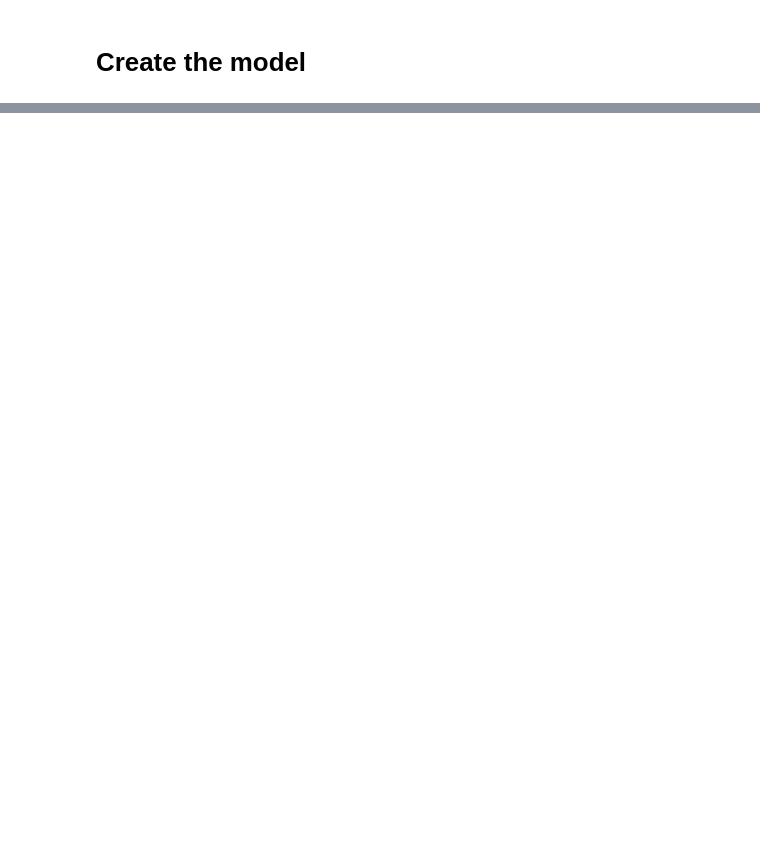
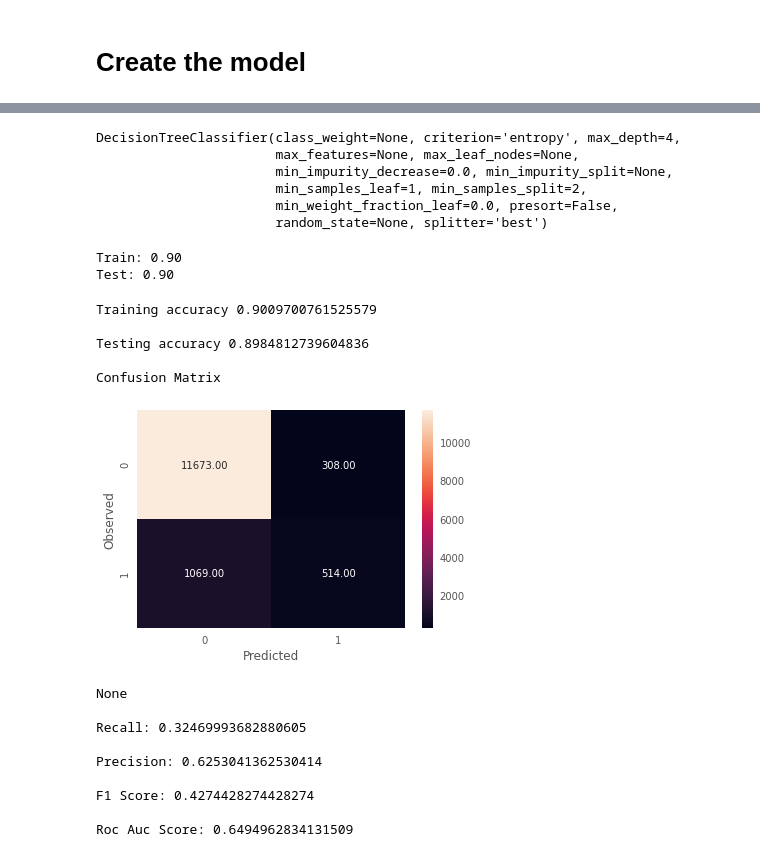
Before and after one commit to lauren-alexandra/subscription-prediction, a Jupyter notebook: Term_Deposit_Subscription_Prediction.ipynb, the cells around one changed output, grey strips where cells are left out. Saved outputs shown, nothing was run; the diff lists cells and outputs as text; code cells hidden in the pictures; blank space fills up the shorter version.

Commit message:
classifiers

```diff
--- a/Term_Deposit_Subscription_Prediction.ipynb
+++ b/Term_Deposit_Subscription_Prediction.ipynb
@@ -265,0 +260,8 @@ the best algorithm and your reason behind it. (5 marks)
+# %%
+from sklearn.metrics import confusion_matrix, recall_score, precision_score, f1_score, roc_auc_score, accuracy_score
+from sklearn.linear_model import LogisticRegression
+
+# Logistic Regression
+# fit the model on train data
+logreg = LogisticRegression(random_state=7)
+logreg.fit(X_train, y_train)
@@ -265,0 +276,8 @@ the best algorithm and your reason behind it. (5 marks)
+# %%
+## function to get confusion matrix in a proper format
+def draw_cm( actual, predicted ):
+    cm = confusion_matrix( actual, predicted)
+    sns.heatmap(cm, annot=True,  fmt='.2f', xticklabels = [0,1] , yticklabels = [0,1] )
+    plt.ylabel('Observed')
+    plt.xlabel('Predicted')
+    plt.show()
@@ -265,0 +315,52 @@ the best algorithm and your reason behind it. (5 marks)
+# %%
+# Decision Tree
+
+model_entropy = DecisionTreeClassifier(criterion='entropy', max_depth=4)
+# %%
+model_entropy.fit(X_train, y_train)
+# %% [output]
+DecisionTreeClassifier(class_weight=None, criterion='entropy', max_depth=4,
+                       max_features=None, max_leaf_nodes=None,
+                       min_impurity_decrease=0.0, min_impurity_split=None,
+                       min_samples_leaf=1, min_samples_split=2,
+                       min_weight_fraction_leaf=0.0, presort=False,
+                       random_state=None, splitter='best')
+# %%
+print("Train: %.2f" % model_entropy.score(X_train, y_train))  # performance on train data
+print("Test: %.2f" % model_entropy.score(X_test, y_test))  # performance on test data
+# %% [output]
+Train: 0.90
+Test: 0.90
+# %%
+y_predict = model_entropy.predict(X_test)
+
+print("Training accuracy", model_entropy.score(X_train, y_train))
+print()
+print("Testing accuracy", model_entropy.score(X_test, y_test))
+print()
+print('Confusion Matrix')
+print(draw_cm(y_test,y_predict))
+print()
+print("Recall:",recall_score(y_test,y_predict))
+print()
+print("Precision:",precision_score(y_test,y_predict))
+print()
+print("F1 Score:",f1_score(y_test,y_predict))
+print()
+print("Roc Auc Score:",roc_auc_score(y_test,y_predict))
+# %% [output]
+Training accuracy 0.9009700761525579
+
+Testing accuracy 0.8984812739604836
+
+Confusion Matrix
+[figure, added]
+None
+
+Recall: 0.32469993682880605
+
+Precision: 0.6253041362530414
+
+F1 Score: 0.4274428274428274
+
+Roc Auc Score: 0.6494962834131509
```
Also changed, not shown: parts of 12 cells of this notebook.
